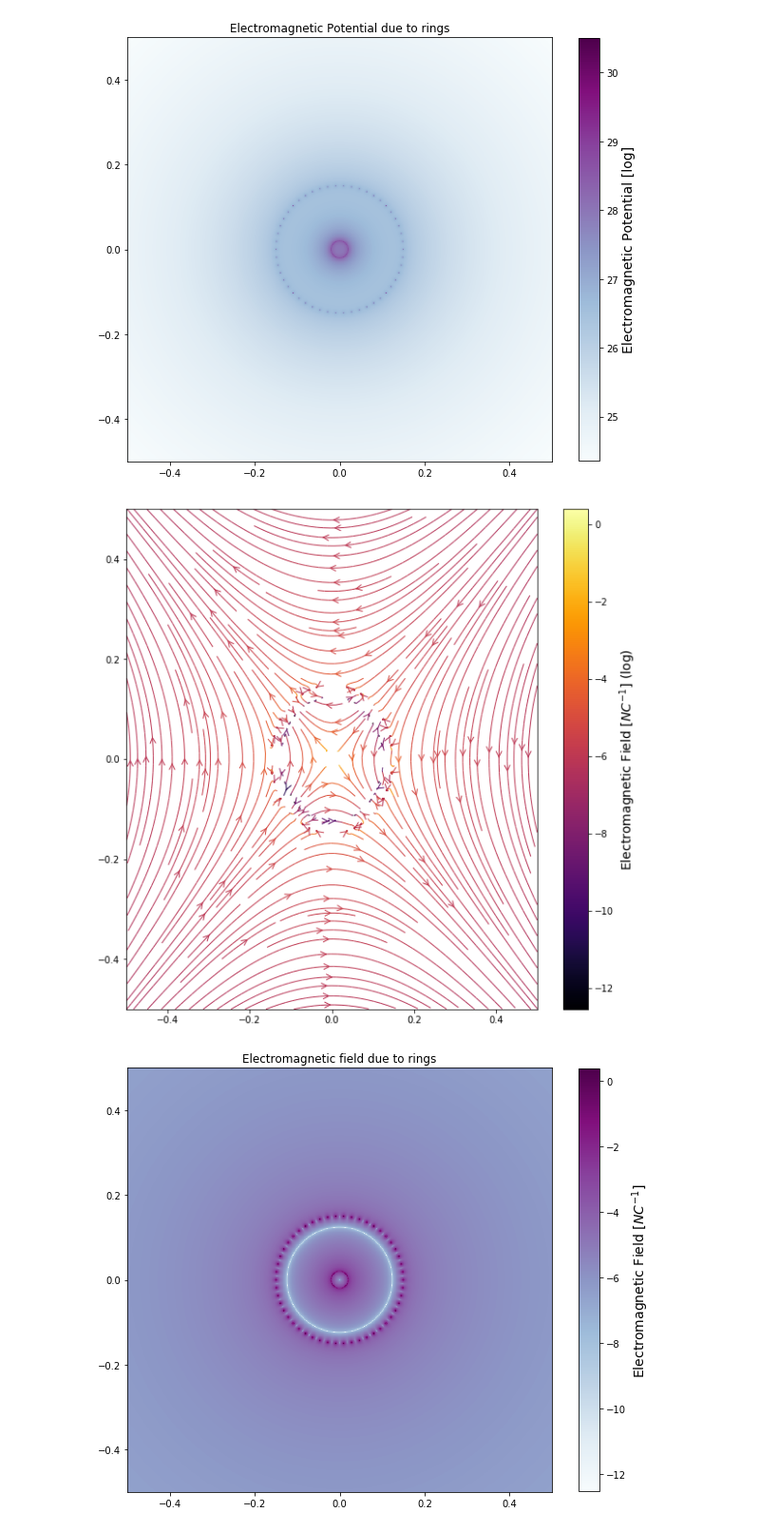
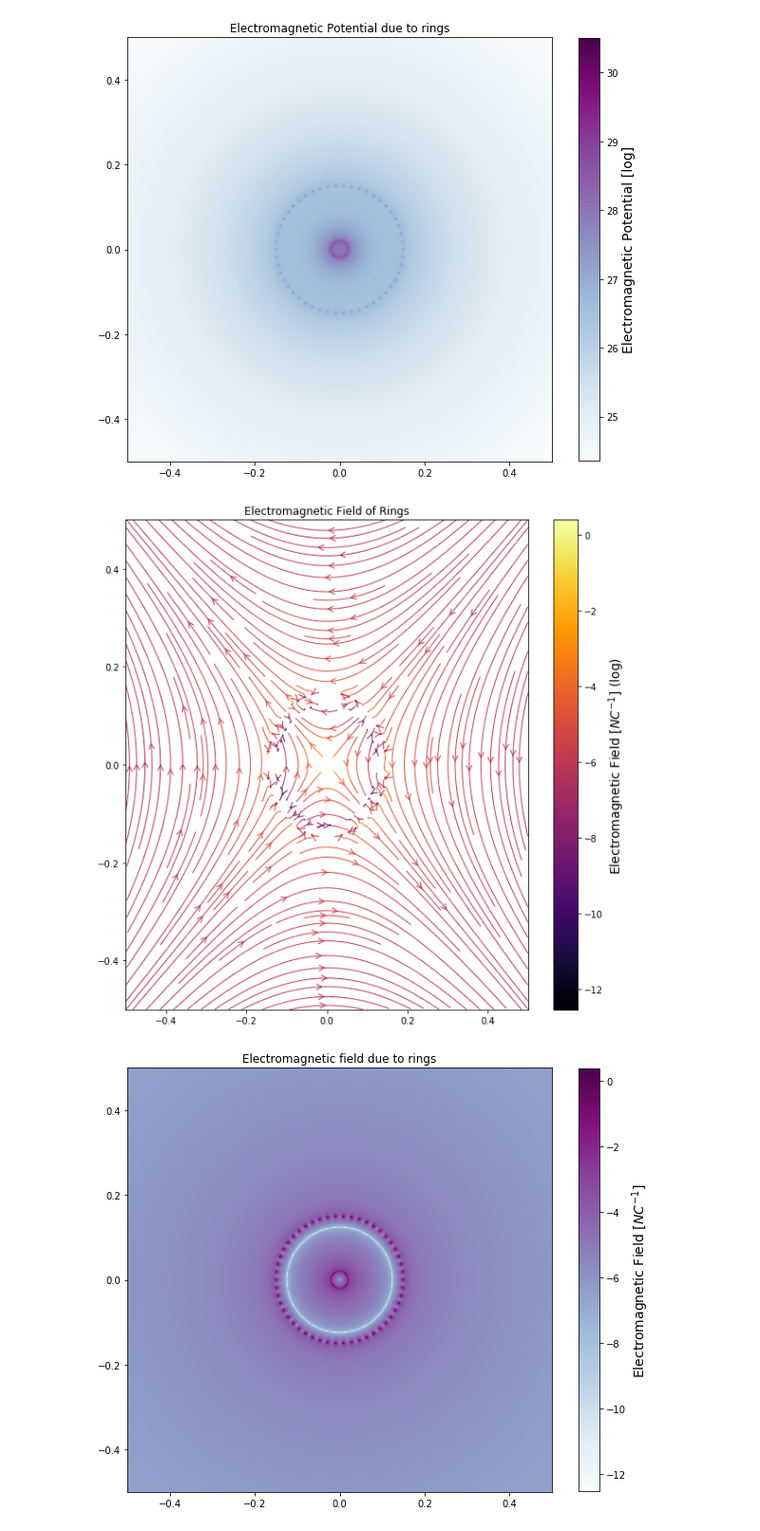
Before and after one commit to sachiwee/Homework_2, a Jupyter notebook: Weerasooriya_HW2_Problem2.ipynb, the cells around one changed output. Shown at 95% size. Drawn from its saved outputs; the diff is of its cells as text; code cells hidden in the pictures.

```diff
--- a/Weerasooriya_HW2_Problem2.ipynb
+++ b/Weerasooriya_HW2_Problem2.ipynb
@@ -170,14 +170,15 @@ E_rings=np.gradient(Vtotal)
 # %%
 fig=plt.figure(figsize=(10,10))
 ax4=fig.add_subplot(111)
 color2 = np.log(np.hypot(E_rings[0],E_rings[1]))
 strm2=ax4.streamplot(X, Y, E_rings[0], E_rings[1], linewidth=1,color=color2, cmap='inferno',density=2, arrowstyle='->', arrowsize=1.5)
 colorbar=fig.colorbar(strm2.lines)
 colorbar.set_label('Electromagnetic Field [$N C^{-1}$] (log)', size=14)
+ax4.set_title('Electromagnetic Field of Rings')
 plt.show()
 fig.savefig('Erings_streamplot.pdf')
 # %% [output]
-[figure, old version]
+[figure, new version]
 # %%
 fig=plt.figure(figsize=(10,10))
 ax5=fig.add_subplot(111)
```
Also changed, not shown: parts of 3 cells of this notebook, 4 other files.
